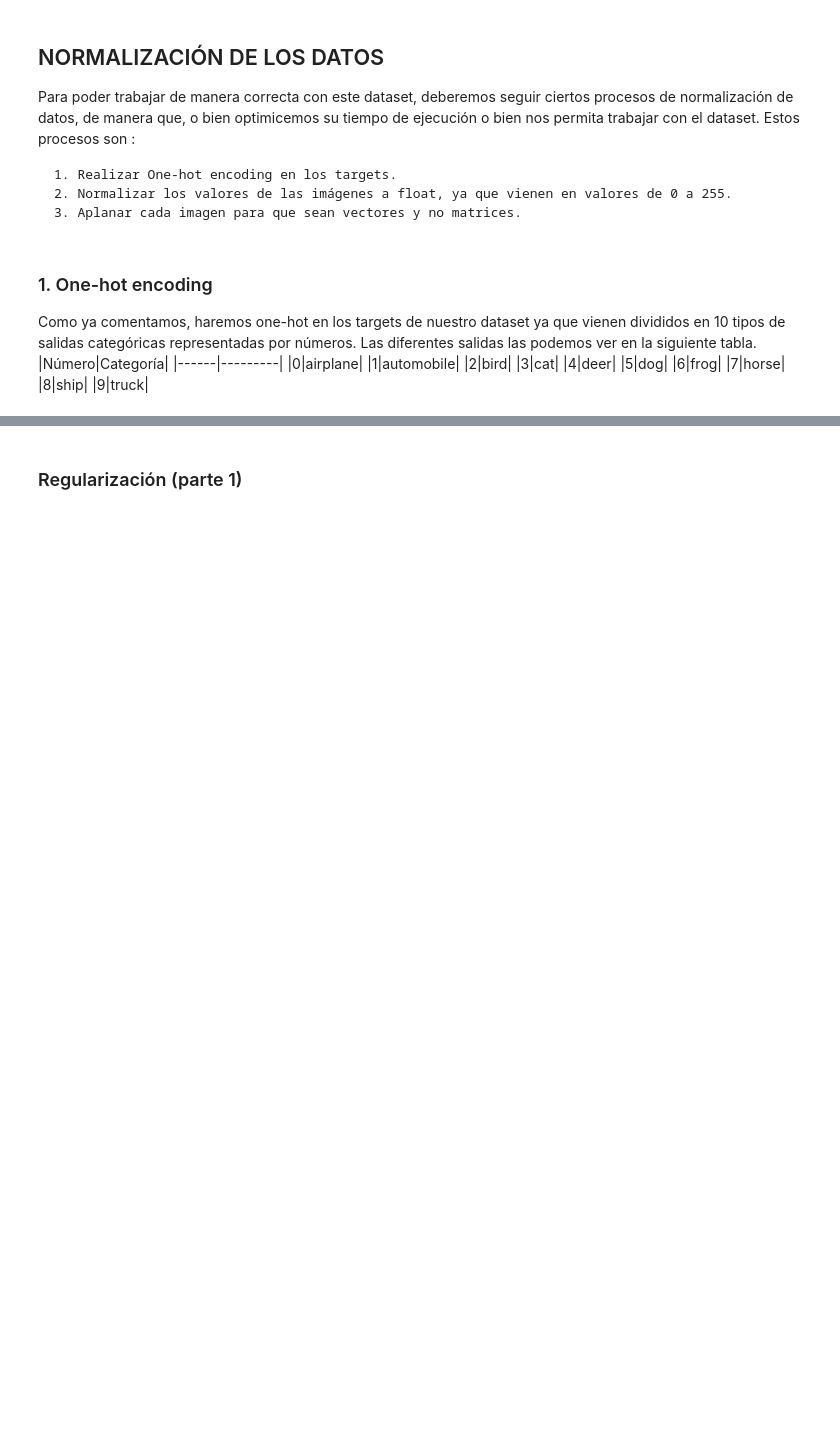
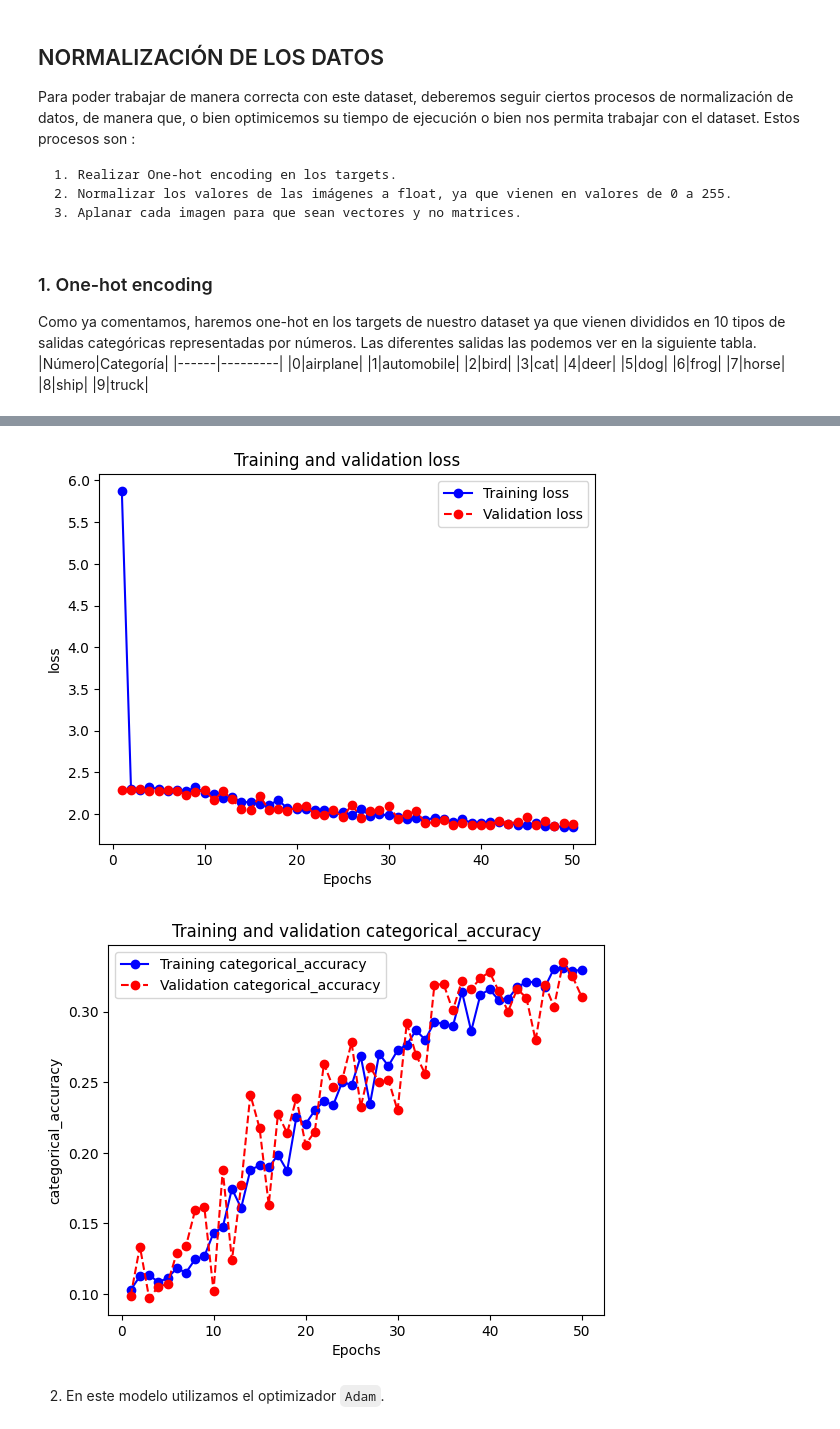
Before and after one commit to PepeRoConde/AP_FoleRomero, a Jupyter notebook: Practica1.1_14.ipynb, the cells around one changed output, grey strips where cells are left out. Cells and saved outputs as stored; diff of their text form; code cells hidden in the pictures; blank space fills up the shorter version.

```diff
--- a/Practica1.1_14.ipynb
+++ b/Practica1.1_14.ipynb
@@ -173,26 +161,0 @@ Note: you may need to restart the kernel to use updated packages.
-# %%
-import keras_tuner
-hp = keras_tuner.HyperParameters()
-
-model = keras.Sequential(
-    [
-        keras.layers.Dense(3072, activation="relu"),
-        keras.layers.Dense(units=hp.Int("units", min_value=1000, max_value=2500, step=25), activation="relu"),
-        keras.layers.Dense(units=hp.Int("units", min_value=700, max_value=1300, step=25), activation="relu"),
-        keras.layers.Dense(units=hp.Int("units", min_value=200, max_value=1000, step=20), activation="relu"),
-        keras.layers.Dense(units=hp.Int("units", min_value=60, max_value=200, step=15), activation="relu"),
-        keras.layers.Dense(50, activation="relu"),
-        keras.layers.Dense(units=hp.Int("units", min_value=1000, max_value=2500, step=25), activation="relu"),
-        keras.layers.Dense(10, activation = "sigmoid"),
-    ]
-)
-model.compile(optimizer=keras.optimizers.RMSprop(learning_rate=1e-2),
-              loss=keras.losses.MeanSquaredError(),
-              metrics=[keras.metrics.Accuracy()])
-history = model.fit(
-    x_train,
-    y_train,
-    epochs=4,
-    batch_size=100,
-    validation_split = .1
-)
@@ -207,0 +162,5 @@ Epoch 4/4
+# %%
+print(model.evaluate(x_test, y_test))
+plot(history.history['loss'], history.history['val_loss'], 'loss')
+plot(history.history['categorical_accuracy'], history.history['val_categorical_accuracy'], 'categorical_accuracy')
+# %% [output]
@@ -208,2 +169,4 @@ Epoch 4/4
+[figure, added]
+[figure, added]
 # %% [markdown]
-### Regularización (parte 1)
+2. En este modelo utilizamos el optimizador `Adam`.
```
Also changed, not shown: parts of 57 cells of this notebook, 1 other file.
